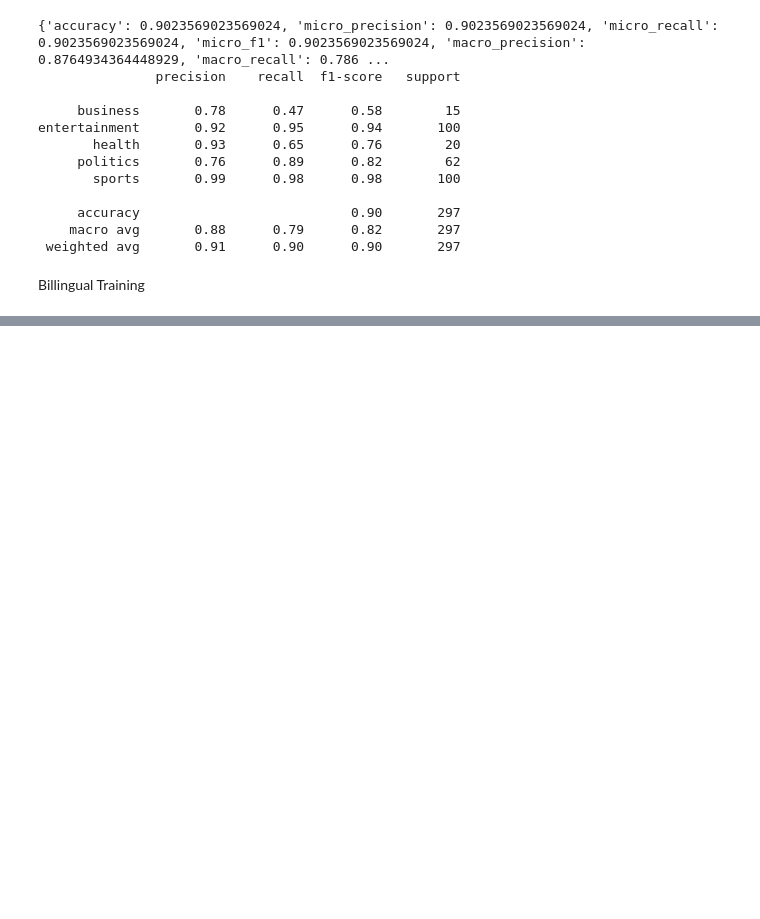
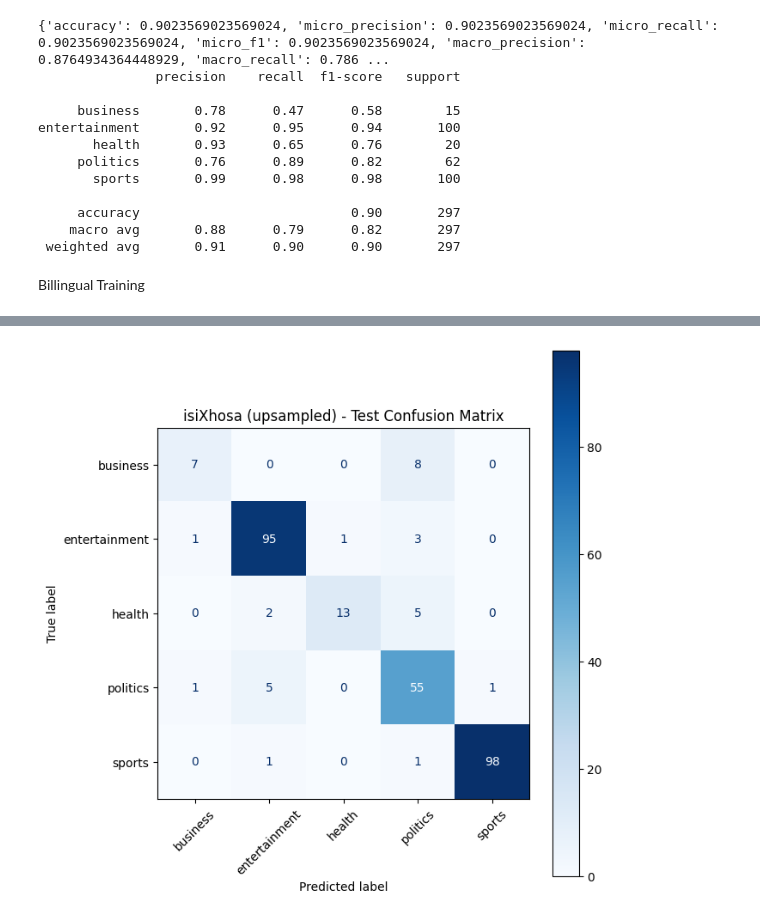
Before and after one commit to Tlotloolifant/Assignment-2, a Jupyter notebook: Assignment 2.ipynb, the cells around one changed output, grey strips where cells are left out. Drawn from its saved outputs; the diff is of its cells as text; code cells hidden in the pictures; blank space fills up the shorter version.

```diff
--- a/Assignment 2.ipynb
+++ b/Assignment 2.ipynb
@@ -1423,0 +1575,11 @@ Billingual Training
+# %%
+best_upsample_model = [r for r in upsample_results2 if r["boost_factor"] == 1.0][0]
+upsample_test_loader = build_dataloaders(best_upsample_model["tensors"], batch_size=16)[2]
+plot_confusion_matrix(
+    best_upsample_model["model"], upsample_test_loader, best_upsample_model["tensors"]["label_encoder"],
+    "isiXhosa (upsampled) - Test Confusion Matrix"
+)
+
+xho_sna_test_loader = build_dataloaders_from_arrays = None
+# %% [output]
+[figure, added]
```
Also changed, not shown: parts of 12 cells of this notebook.
